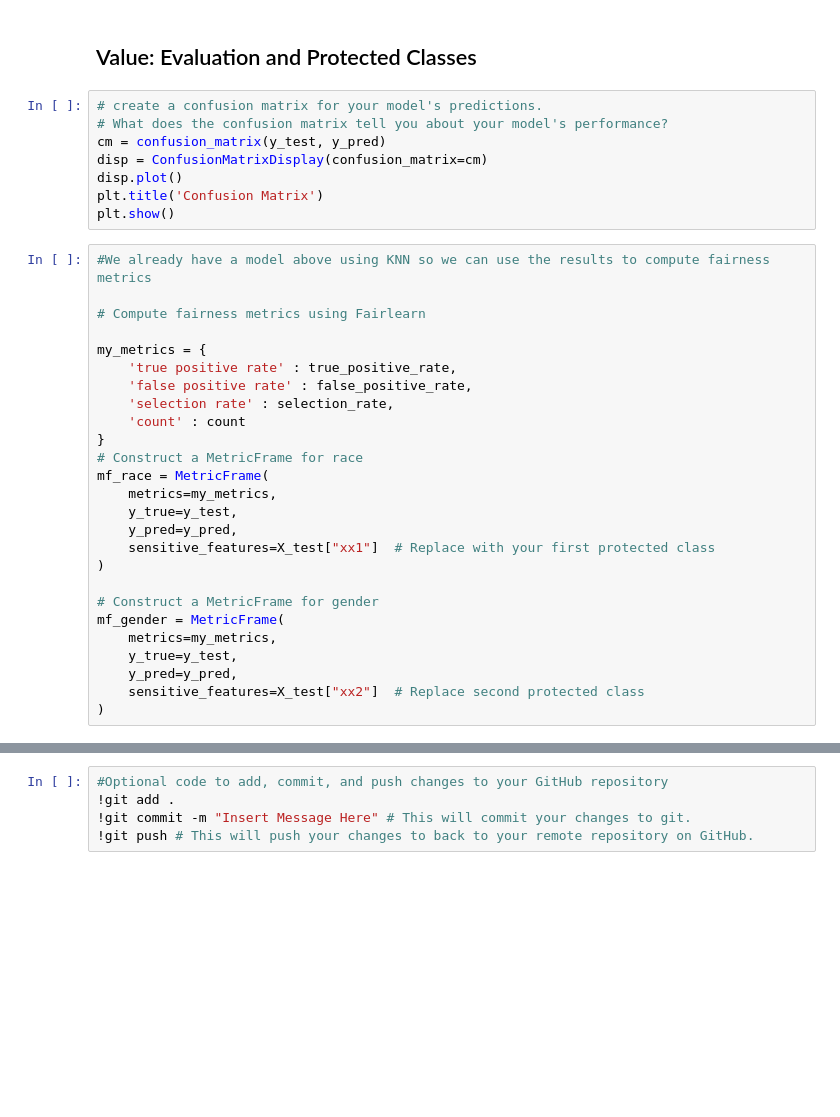
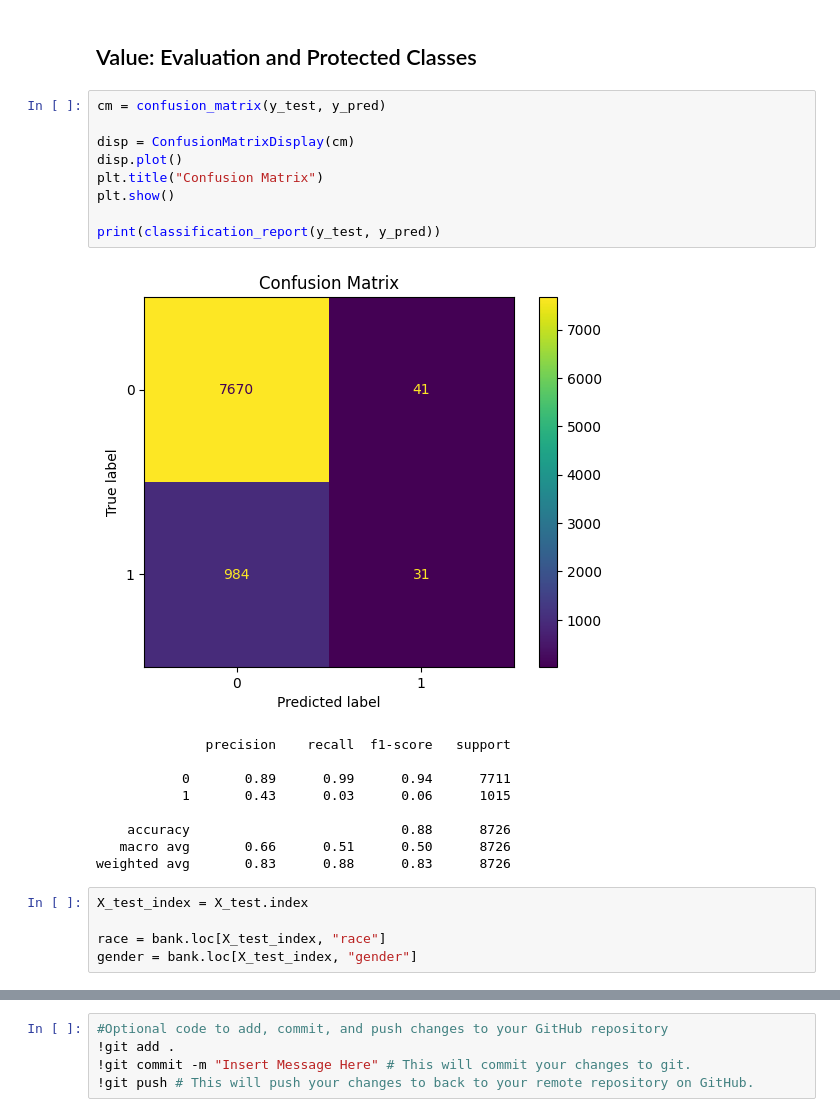
Before and after one commit to kevinxue-png/ds1001_final, a Jupyter notebook: ds1001_final/notebooks/Final_Project_Notebook.ipynb, the cells around one changed output, grey strips where cells are left out. Saved outputs shown, nothing was run; the diff lists cells and outputs as text; blank space fills up the shorter version.

```diff
--- a/ds1001_final/notebooks/Final_Project_Notebook.ipynb
+++ b/ds1001_final/notebooks/Final_Project_Notebook.ipynb
@@ -253,37 +286,27 @@ y_pred = knn_model.predict(X_test)
 # %% [markdown]
 ## Value: Evaluation and Protected Classes
 # %%
-# create a confusion matrix for your model's predictions.
-# What does the confusion matrix tell you about your model's performance?
 cm = confusion_matrix(y_test, y_pred)
-disp = ConfusionMatrixDisplay(confusion_matrix=cm)
+
+disp = ConfusionMatrixDisplay(cm)
 disp.plot()
-plt.title('Confusion Matrix')
+plt.title("Confusion Matrix")
 plt.show()
+
+print(classification_report(y_test, y_pred))
+# %% [output]
+[figure, added]
+              precision    recall  f1-score   support
+
+           0       0.89      0.99      0.94      7711
+           1       0.43      0.03      0.06      1015
+
+    accuracy                           0.88      8726
+   macro avg       0.66      0.51      0.50      8726
+weighted avg       0.83      0.88      0.83      8726
 # %%
-#We already have a model above using KNN so we can use the results to compute fairness metrics
+X_test_index = X_test.index
 
-# Compute fairness metrics using Fairlearn
-
-my_metrics = {
-    'true positive rate' : true_positive_rate,
-    'false positive rate' : false_positive_rate,
-    'selection rate' : selection_rate,
-    'count' : count
-}
-# Construct a MetricFrame for race
-mf_race = MetricFrame(
-    metrics=my_metrics,
-    y_true=y_test,
-    y_pred=y_pred,
-    sensitive_features=X_test["xx1"]  # Replace with your first protected class
-)
-
-# Construct a MetricFrame for gender
-mf_gender = MetricFrame(
-    metrics=my_metrics,
-    y_true=y_test,
-    y_pred=y_pred,
-    sensitive_features=X_test["xx2"]  # Replace second protected class
-)
+race = bank.loc[X_test_index, "race"]
+gender = bank.loc[X_test_index, "gender"]
 # %%
```
Also changed, not shown: parts of 15 cells of this notebook.
